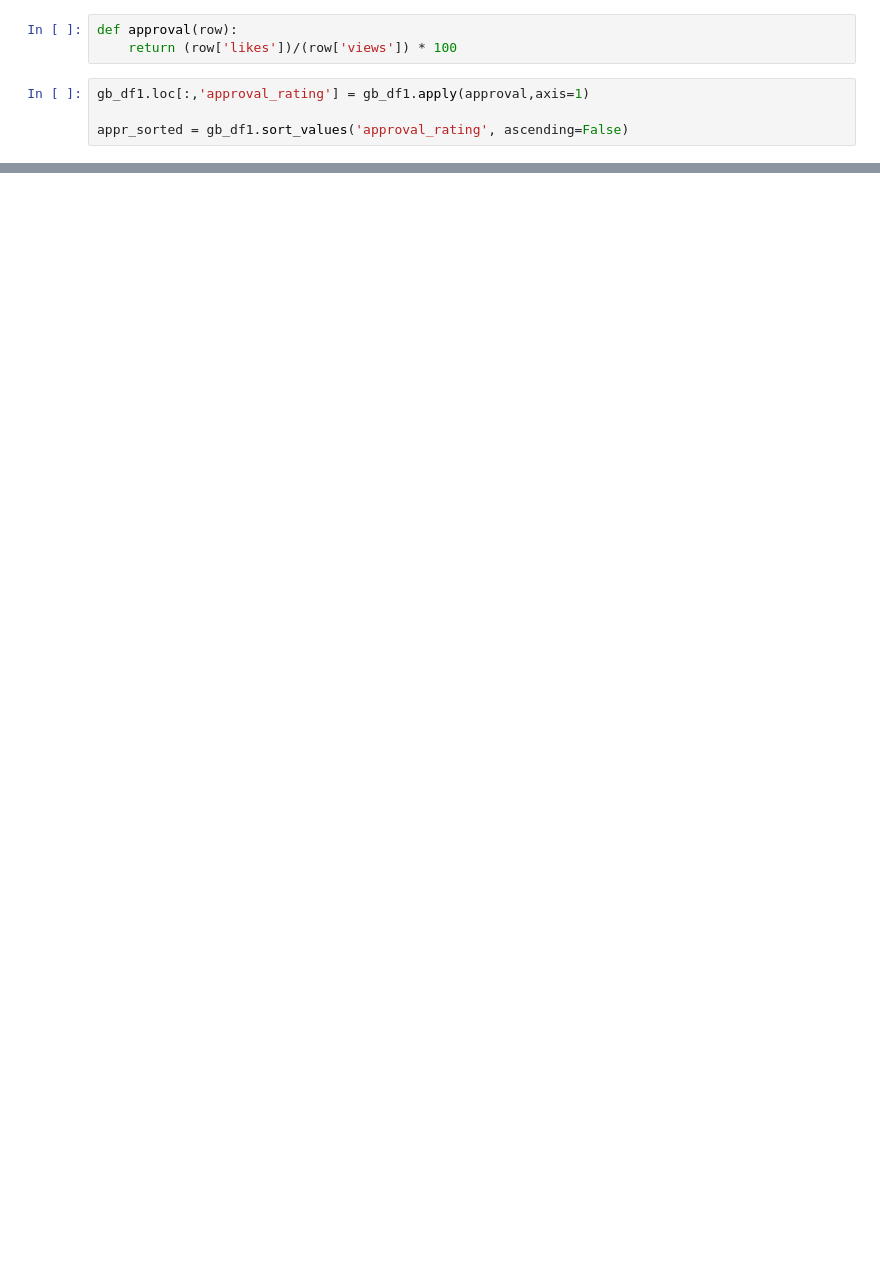
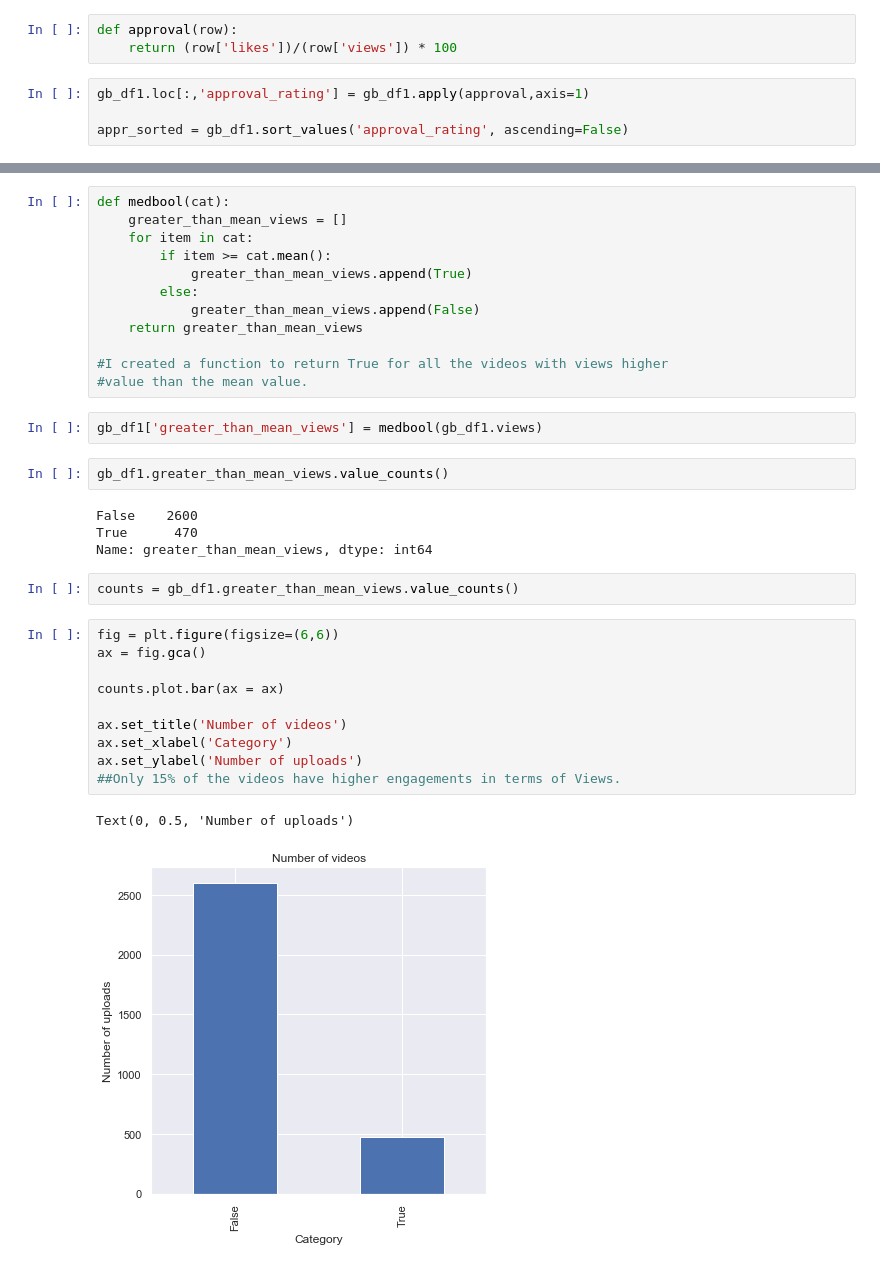
Before and after one commit to adelelezaj/YoutubePrj, a Jupyter notebook: youtube.ipynb, the cells around one changed output, grey strips where cells are left out. Drawn from its saved outputs; the diff is of its cells as text; blank space fills up the shorter version.

```diff
--- a/youtube.ipynb
+++ b/youtube.ipynb
@@ -210,0 +200,35 @@ mean = df.groupby('country').mean()
+# %%
+def medbool(cat):
+    greater_than_mean_views = []
+    for item in cat:
+        if item >= cat.mean():
+            greater_than_mean_views.append(True)
+        else:
+            greater_than_mean_views.append(False)
+    return greater_than_mean_views
+
+#I created a function to return True for all the videos with views higher
+#value than the mean value.
+# %%
+gb_df1['greater_than_mean_views'] = medbool(gb_df1.views)
+# %%
+gb_df1.greater_than_mean_views.value_counts()
+# %% [output]
+False    2600
+True      470
+Name: greater_than_mean_views, dtype: int64
+# %%
+counts = gb_df1.greater_than_mean_views.value_counts()
+# %%
+fig = plt.figure(figsize=(6,6))
+ax = fig.gca()
+
+counts.plot.bar(ax = ax)
+
+ax.set_title('Number of videos')
+ax.set_xlabel('Category')
+ax.set_ylabel('Number of uploads')
+##Only 15% of the videos have higher engagements in terms of Views.
+# %% [output]
+Text(0, 0.5, 'Number of uploads')
+[figure, added]
```
Also changed, not shown: parts of 28 cells of this notebook.
